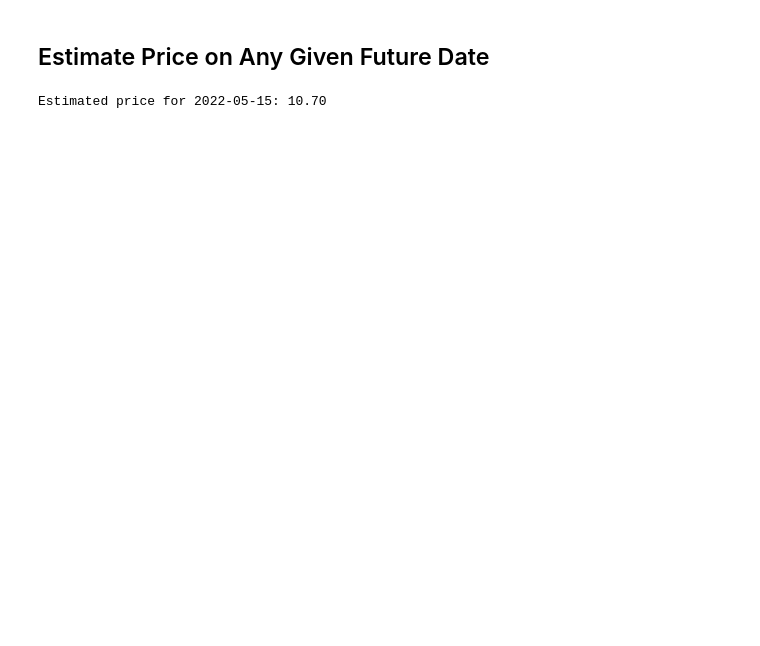
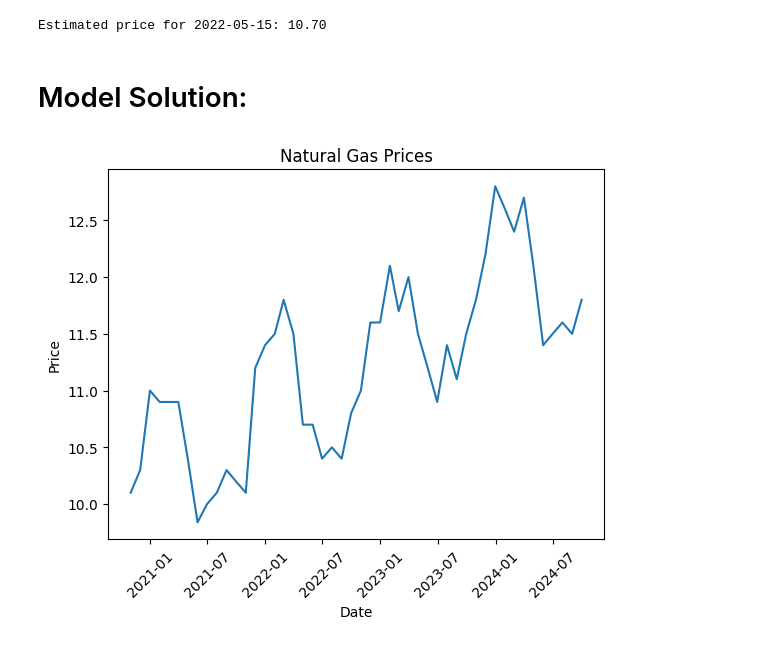
Before and after one commit to Waltberry/JPMorgan_Chase, a Jupyter notebook: Quantitative Research/Task 1/gas_price_analysis.ipynb, the cells around one changed output. Cells and saved outputs as stored; diff of their text form; code cells hidden in the pictures; blank space fills up the shorter version.

```diff
--- a/Quantitative Research/Task 1/gas_price_analysis.ipynb
+++ b/Quantitative Research/Task 1/gas_price_analysis.ipynb
@@ -28,4 +35,2 @@ future_data = gpa.extrapolate_future_prices(data)
 [figure]
-# %% [markdown]
-## Estimate Price on Any Given Future Date
 # %%
@@ -34,3 +39,5 @@ estimated_price = gpa.estimate_price(data, '2022-05-15')
 print(f"Estimated price for 2022-05-15: {estimated_price:.2f}")
 # %% [output]
 Estimated price for 2022-05-15: 10.70
+# %% [markdown]
+# Model Solution:
@@ -36,0 +49,19 @@ Estimated price for 2022-05-15: 10.70
+# %%
+# Read the CSV file
+df = pd.read_csv('Nat_Gas.csv', parse_dates=['Dates'])
+
+# Extract prices and dates
+prices = df['Prices'].values
+dates = df['Dates'].values
+# %%
+# Plot prices against dates
+fig, ax = plt.subplots()
+ax.plot_date(dates, prices, '-')
+ax.set_xlabel('Date')
+ax.set_ylabel('Price')
+ax.set_title('Natural Gas Prices')
+ax.tick_params(axis='x', rotation=45)
+
+plt.show()
+# %% [output]
+[figure, added]
```
Also changed, not shown: parts of 16 cells of this notebook, 1 other file.
